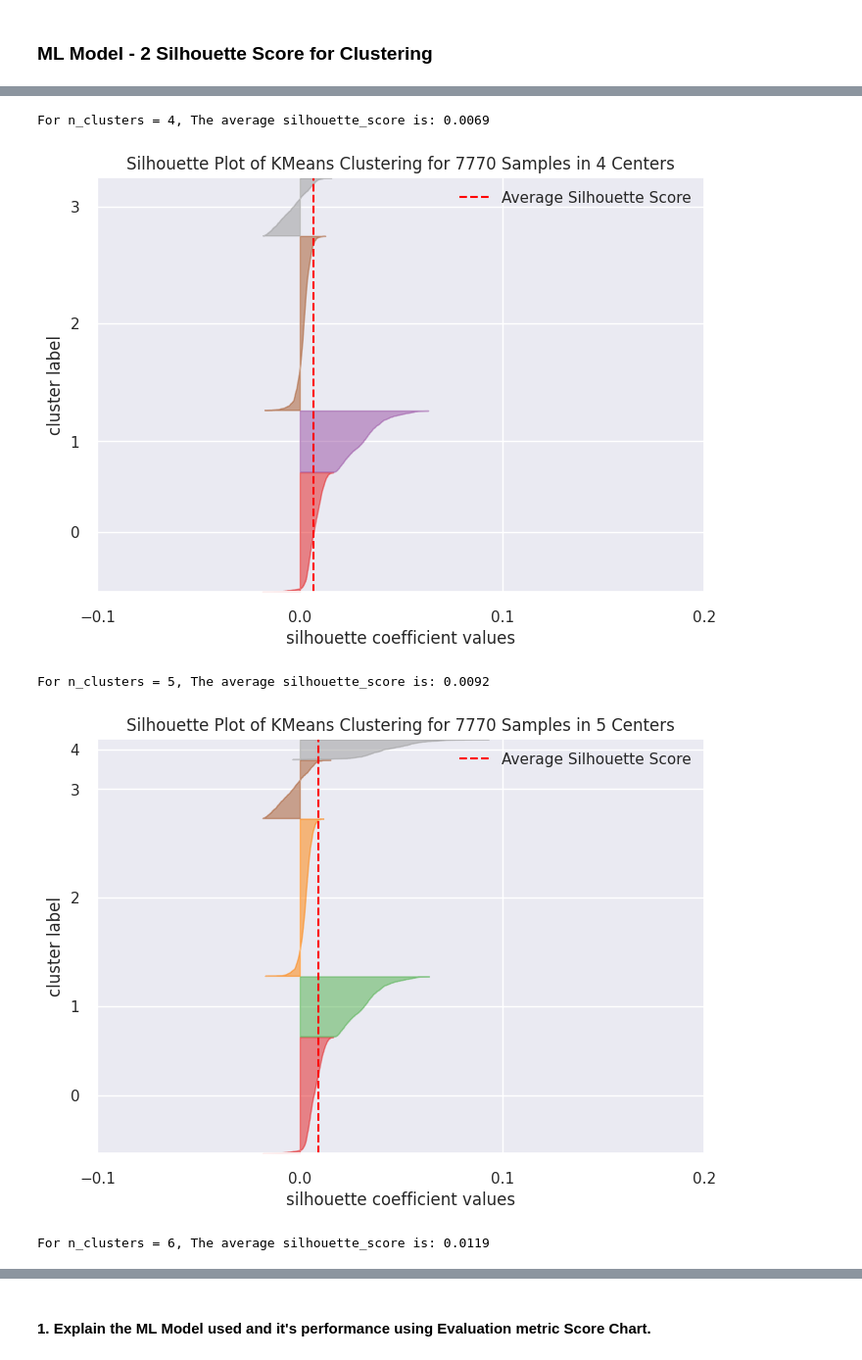
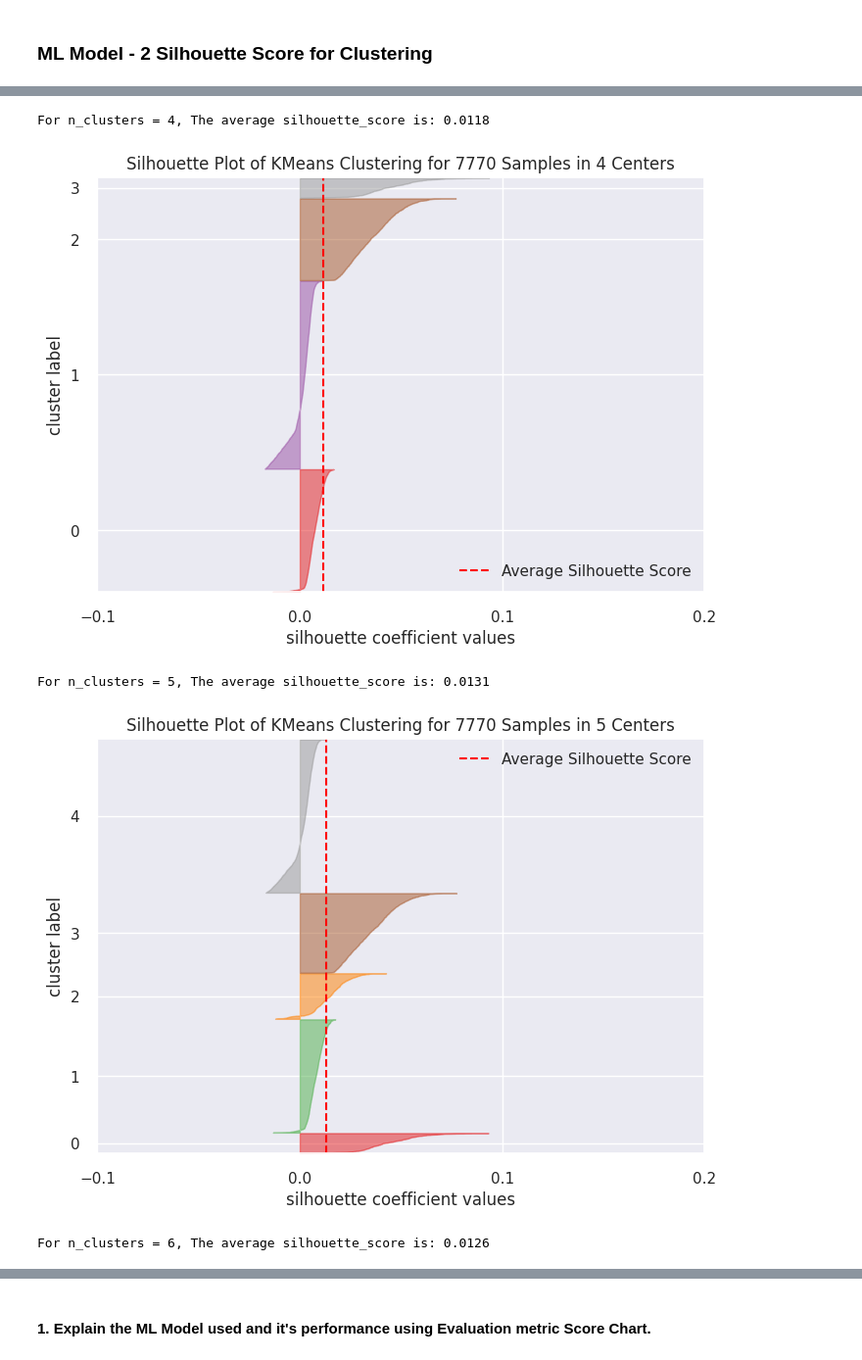
Before and after one commit to vibha-sanghani/Unsupervised-ML--Netflix-Movies-and-TV-Shows-Clustering, a Jupyter notebook: Netflix_Movies_Tv_Shows_(Unsupervised_Clustering).ipynb, the cells around one changed output, grey strips where cells are left out. Shown at 98% size. Drawn from its saved outputs; the diff is of its cells as text; code cells hidden in the pictures.

```diff
--- a/Netflix_Movies_Tv_Shows_(Unsupervised_Clustering).ipynb
+++ b/Netflix_Movies_Tv_Shows_(Unsupervised_Clustering).ipynb
@@ -1318,9 +1324,10 @@ From this plot, we can say that the best k value is 6. Because, after this point
 # %%
-# Instantiate the K-Means clustering model where number of clusters is 6
-kmean=KMeans(n_clusters=6)
+# Instantiate the K-Means clustering model where number of clusters is 5
+best_k = 5
+kmean=KMeans(n_clusters=best_k,random_state=42,n_init=10)
 
-# Fit the data to the KMean cluster
-kmean.fit(X)
+# Fit the model and assign each data point to a cluster
+y_kmean = kmean.fit_predict(X)
 
-# Predict on the model
-y_kmean=kmean.predict(X)
+# Check cluster labels
+y_kmean
@@ -1409,13 +1417,27 @@ Here we can not directly predict the number of cluster. After using Elbow method
 # %%
 # ML Model - 2 Implementation
 # Finding optimal number of clusters using the Silhouette Score
+
+# store silhouette score for each K value
+silhouette_scores = {}
+
 for n_clusters in range(2, 15):
-    km = KMeans(n_clusters=n_clusters, init = 'k-means++',random_state=51)
-    km.fit(X)
+    km = KMeans(n_clusters=n_clusters, init = 'k-means++',random_state=42,
+        n_init=10)
+    # Fit the model and assign each data point to a cluster
     cluster_labels = km.fit_predict(X)
-    centers = km.cluster_centers_
+
+    # Calculate the average silhouette score for the current K value
+    # Higher silhouette score means better cluster separation
     score = silhouette_score(X, cluster_labels)
-    print(f"For n_clusters = {n_clusters}, The average silhouette_score is: {score:.4f}")
+
+    # Store the score for comparison
+    silhouette_scores[n_clusters] = score
+    # Print the silhouette score for the current number of clusters
+    print(
+        f"For n_clusters = {n_clusters}, "
+        f"The average silhouette_score is: {score:.4f}"
+    )
 
     # Generate Silhouette Plots for Each Clusters
     # Instantiate the clustering model and visualizer
@@ -1425,5 +1447,12 @@ for n_clusters in range(2, 15):
     Visualizer.fit(X)
     # Visualizer.poof()
     Visualizer.show()
+
+# Select the K value with the highest silhouette score
+best_k = max(silhouette_scores, key=silhouette_scores.get)
+
+# Print the best K value based on Silhouette Score
+print("Best K based on Silhouette Score:", best_k)
+print("Best Silhouette Score:", silhouette_scores[best_k])
 # %% [output]
 For n_clusters = 2, The average silhouette_score is: 0.0083
@@ -1433,5 +1462,5 @@ For n_clusters = 3, The average silhouette_score is: 0.0095
-For n_clusters = 4, The average silhouette_score is: 0.0069
+For n_clusters = 4, The average silhouette_score is: 0.0118
-[figure, old version]
+[figure, new version]
-For n_clusters = 5, The average silhouette_score is: 0.0092
+For n_clusters = 5, The average silhouette_score is: 0.0131
-[figure, old version]
+[figure, new version]
-For n_clusters = 6, The average silhouette_score is: 0.0119
+For n_clusters = 6, The average silhouette_score is: 0.0126
```
Also changed, not shown: parts of 61 cells of this notebook.
